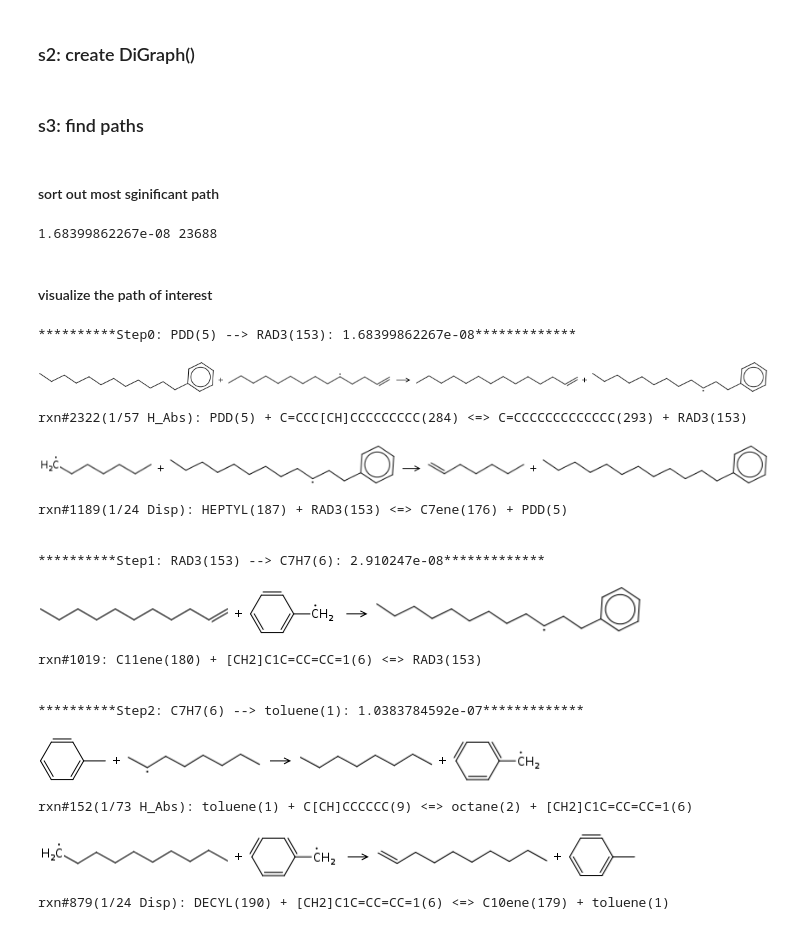
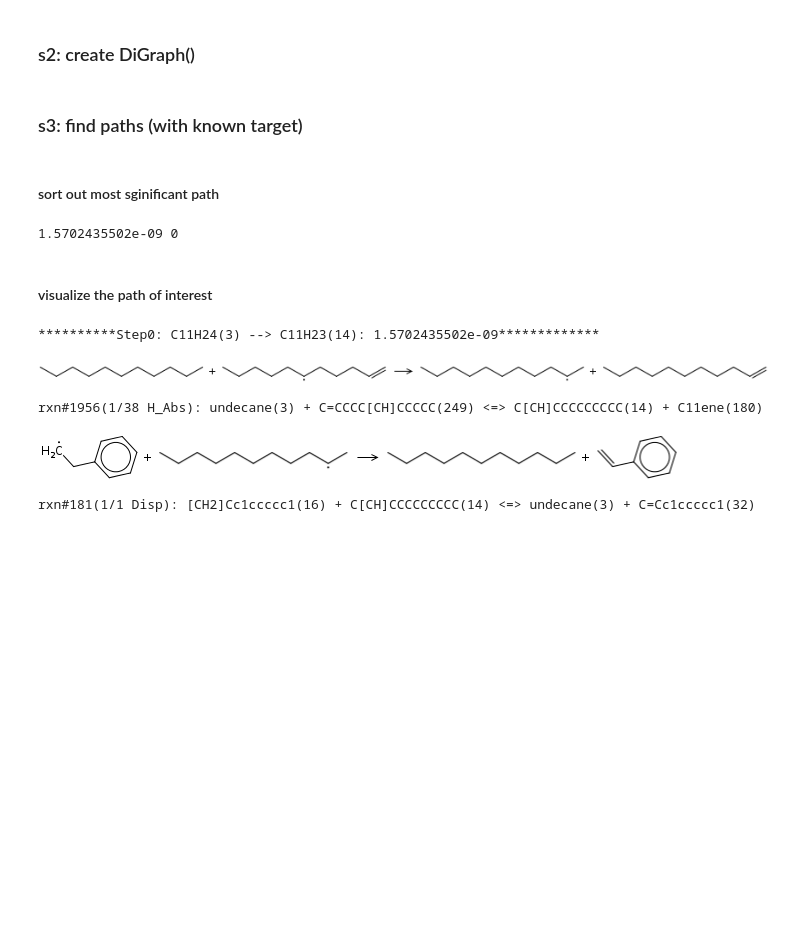
Before and after one commit to KEHANG/rmg_wiki, a Jupyter notebook: tools/ROP/mechanism_analyzer.ipynb, the cells around one changed output. Saved outputs shown, nothing was run; the diff lists cells and outputs as text; code cells hidden in the pictures; blank space fills up the shorter version.

```diff
--- a/tools/ROP/mechanism_analyzer.ipynb
+++ b/tools/ROP/mechanism_analyzer.ipynb
@@ -4,7 +4,7 @@ from rmgpy.chemkin import loadChemkinFile
 import os
 # %%
 # chemkin model name
-mech = 'surm002'
+mech = 'surm011'
 # %%
 path = os.path.abspath('../')
 mechPath = path + '/data/' + mech
@@ -30,7 +30,7 @@ import numpy as np
 # %% [markdown]
 ### s1: prepare a dict for graph edges
 # %%
-ckcsvPath= mechPath + '/CKSoln_sample1_400C.ckcsv'
+ckcsvPath= mechPath + '/CKSoln_sample3_400C.ckcsv'
 firstColDict, spc_mf_dict = getConcentrationDictFromCKCSV(ckcsvPath)
 
 first_col_dict, spc_total_rop_dict, spc_rop_dict = getROPFromCKCSV(ckcsvPath)
@@ -45,7 +45,7 @@ for pair in graph_edges_dict:
 # %% [markdown]
 ### s2: create DiGraph()
 # %%
-time_investigated = 1 # hour
+time_investigated = 0.5 # hour
 timepoint_index = (np.abs(firstColDict['Time_(sec)']-time_investigated*3600)).argmin()
 # %%
 G = nx.DiGraph()
@@ -63,7 +63,7 @@ for pair in graph_edges_dict:
 # %% [markdown]
-### s3: find paths
+### s3: find paths (with known target)
 # %%
-paths = list(nx.all_simple_paths(G, source="PDD(5)", target="toluene(1)", cutoff=10))
+paths = list(nx.all_simple_paths(G, source="", target="C11H23(14)", cutoff=1))
 # %% [markdown]
 #### sort out most sginificant path
 # %%
@@ -76,53 +76,41 @@ for i, path in enumerate(paths):
 sorted_path_fluxes = sorted(path_fluxes)
 print sorted_path_fluxes[-1], path_fluxes.index(sorted_path_fluxes[-1])
 # %% [output]
-1.68399862267e-08 23688
+1.5702435502e-09 0
 # %% [markdown]
 #### visualize the path of interest
 # %%
-path = paths[23688]
+path = paths[0]
 path_steps = len(path) - 1
 for step in range(path_steps):
     step_pair = (path[step], path[step+1])
     h_abs_rxns = []
     disp_rxns = []
 
     print "\n"
     print "**********Step{0}: {1} --> {2}: {3}*************".\
     format(step, step_pair[0], step_pair[1], G[step_pair[0]][step_pair[1]]['total_flux'])
     if step_pair not in graph_edges_dict_simple:
         step_pair = (step_pair[1], step_pair[0])
 
     for rxn in graph_edges_dict_simple[step_pair]:
         if rxn.family == "H_Abstraction":
             h_abs_rxns.append(rxn)
         elif rxn.family == "Disproportionation":
             disp_rxns.append(rxn)
         else:
             display(rxn)
             print "rxn#{0}: ".format(rxn.index) + str(rxn)
     if len(h_abs_rxns) > 0:
         display(h_abs_rxns[0])
         print "rxn#{0}(1/{1} H_Abs): ".format(h_abs_rxns[0].index, len(h_abs_rxns)) + str(h_abs_rxns[0])
     if len(disp_rxns) > 0:
         display(disp_rxns[0])
         print "rxn#{0}(1/{1} Disp): ".format(disp_rxns[0].index, len(disp_rxns)) + str(disp_rxns[0])
 # %% [output]
-**********Step0: PDD(5) --> RAD3(153): 1.68399862267e-08*************
+**********Step0: C11H24(3) --> C11H23(14): 1.5702435502e-09*************
-[figure, old version]
+[figure, new version]
-rxn#2322(1/57 H_Abs): PDD(5) + C=CCC[CH]CCCCCCCCC(284) <=> C=CCCCCCCCCCCCC(293) + RAD3(153)
+rxn#1956(1/38 H_Abs): undecane(3) + C=CCCC[CH]CCCCC(249) <=> C[CH]CCCCCCCCC(14) + C11ene(180)
-[figure, old version]
+[figure, new version]
-rxn#1189(1/24 Disp): HEPTYL(187) + RAD3(153) <=> C7ene(176) + PDD(5)
-
-
-**********Step1: RAD3(153) --> C7H7(6): 2.910247e-08*************
+rxn#181(1/1 Disp): [CH2]Cc1ccccc1(16) + C[CH]CCCCCCCCC(14) <=> undecane(3) + C=Cc1ccccc1(32)
-[figure, removed]
-rxn#1019: C11ene(180) + [CH2]C1C=CC=CC=1(6) <=> RAD3(153)
-
-
-**********Step2: C7H7(6) --> toluene(1): 1.0383784592e-07*************
-[figure, removed]
-rxn#152(1/73 H_Abs): toluene(1) + C[CH]CCCCCC(9) <=> octane(2) + [CH2]C1C=CC=CC=1(6)
-[figure, removed]
-rxn#879(1/24 Disp): DECYL(190) + [CH2]C1C=CC=CC=1(6) <=> C10ene(179) + toluene(1)
 # %%
```
Also changed, not shown: parts of 7 cells of this notebook, 1 other file.
